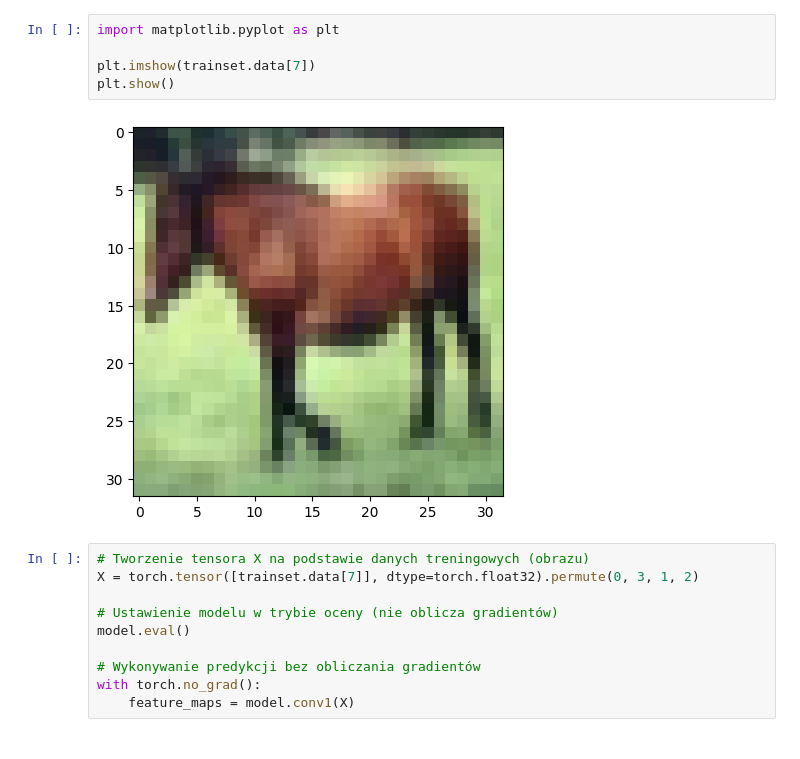
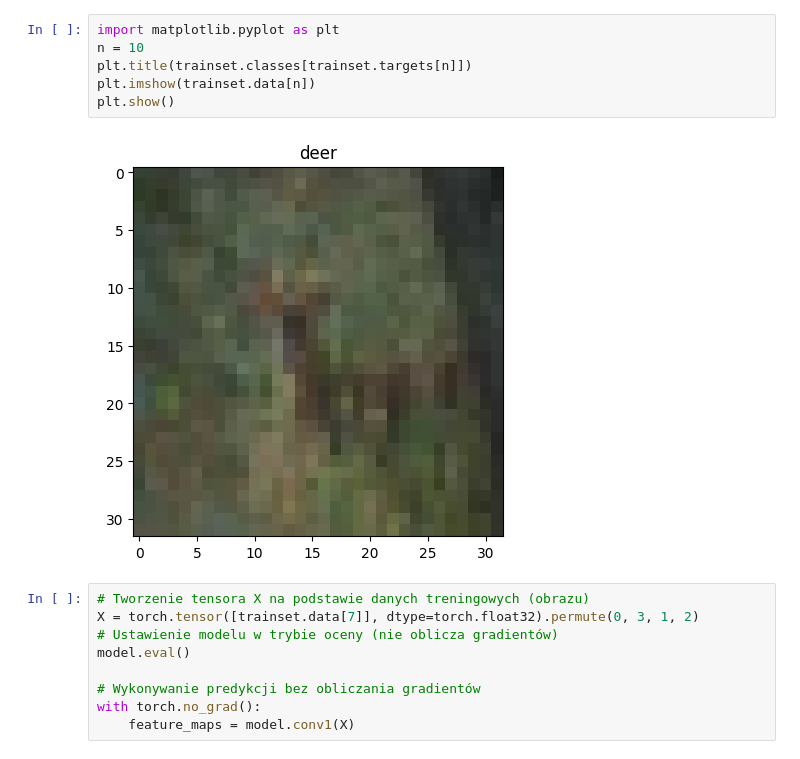
Before and after one commit to ReptilianEye/PyTorchNotes, a Jupyter notebook: 6_CNN.ipynb, the cells around one changed output. Drawn from its saved outputs; the diff is of its cells as text.

```diff
--- a/6_CNN.ipynb
+++ b/6_CNN.ipynb
@@ -88,14 +95,14 @@ Epoka 1: accuracy 41.95%
 # %%
 import matplotlib.pyplot as plt
-
-plt.imshow(trainset.data[7])
+n = 10
+plt.title(trainset.classes[trainset.targets[n]])
+plt.imshow(trainset.data[n])
 plt.show()
 # %% [output]
-[figure, old version]
+[figure, new version]
 # %%
 # Tworzenie tensora X na podstawie danych treningowych (obrazu)
 X = torch.tensor([trainset.data[7]], dtype=torch.float32).permute(0, 3, 1, 2)
-
 # Ustawienie modelu w trybie oceny (nie oblicza gradientów)
 model.eval()
 
```
Also changed, not shown: parts of 3 cells of this notebook, 5 other files.
